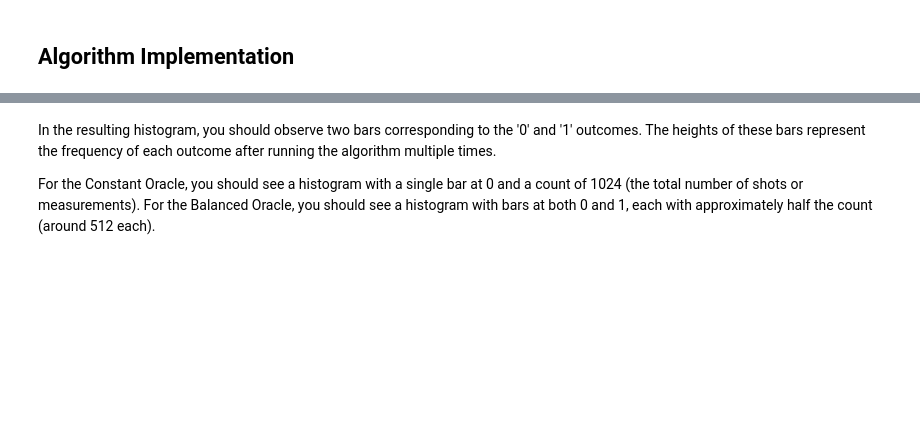
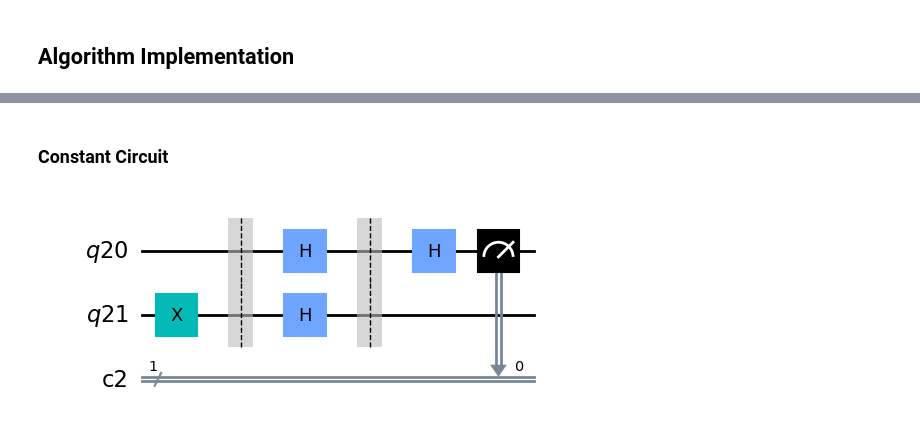
Before and after one commit to Adrian-Holk-Lebinski/Emerging-Technologies, a Jupyter notebook: project.ipynb, the cells around one changed output, grey strips where cells are left out. Drawn from its saved outputs; the diff is of its cells as text; code cells hidden in the pictures; blank space fills up the shorter version.

Commit message:
Fixed up the deutch's algorithm implementation

```diff
--- a/project.ipynb
+++ b/project.ipynb
@@ -176,5 +134,37 @@ plot_histogram([constant_result.get_counts(), balanced_result.get_counts()],
-# %% [markdown]
-In the resulting histogram, you should observe two bars corresponding to the '0' and '1' outcomes. The heights of these bars represent the frequency of each outcome after running the algorithm multiple times.
-
-For the Constant Oracle, you should see a histogram with a single bar at 0 and a count of 1024 (the total number of shots or measurements).
-For the Balanced Oracle, you should see a histogram with bars at both 0 and 1, each with approximately half the count (around 512 each).
+# %%
+def deutsch_algorithm(oracle_type):
+    # Create a 2-qubit quantum circuit
+    q0 = QuantumRegister(1)
+    q1 = QuantumRegister(1)
+    # Create a classical bit to store results
+    c = ClassicalRegister(1)
+
+    qc = QuantumCircuit(q0, q1, c)
+
+    # Apply the x gate to flip the second qubit to a state of |1⟩
+    qc.x(q1)
+
+    qc.barrier()
+
+    # Apply the Hadamard gate to both qubits
+    qc.h(q0)
+    qc.h(q1)
+
+    qc.barrier()
+
+    # Apply the oracle
+    if oracle_type == 'balanced':
+        qc.cx(q0, q1)  # Apply CNOT gate to balanced oracle
+
+    # Apply Hadamard again to the first qubit and measure
+    qc.h(q0)
+    qc.measure(q0, c)
+
+    return qc
+# %% [markdown]
+### Constant Circuit
+# %%
+constant_circuit = deutsch_algorithm('constant')
+constant_circuit.draw(output='mpl')
+# %% [output]
+[figure, added]
```
Also changed, not shown: parts of 9 cells of this notebook.
